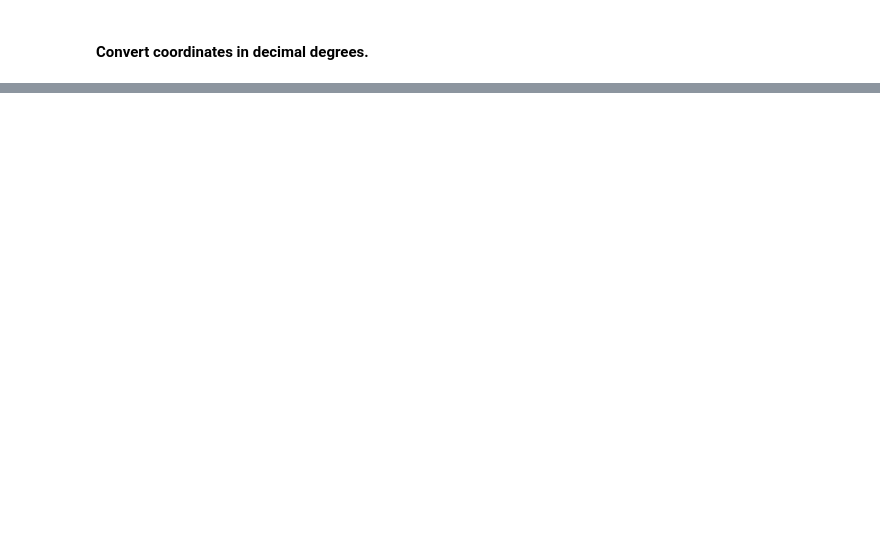
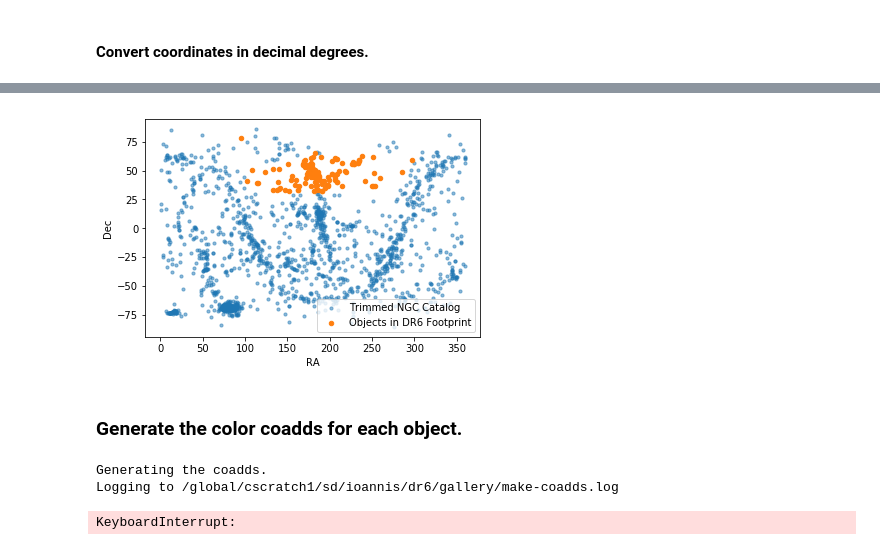
Before and after one commit to legacysurvey/legacypipe, a Jupyter notebook: doc/nb/legacysurvey-gallery-dr6.ipynb, the cells around one changed output, grey strips where cells are left out. Drawn from its saved outputs; the diff is of its cells as text; code cells hidden in the pictures; blank space fills up the shorter version.

```diff
--- a/doc/nb/legacysurvey-gallery-dr6.ipynb
+++ b/doc/nb/legacysurvey-gallery-dr6.ipynb
@@ -247,5 +273,5 @@ def build_sample_one(obj, factor=1.0, verbose=False):
 # %%
-def build_sample(factor=1.0):
+def build_sample(cat, factor=1.0):
     """Build the full sample with grz coverage in DR6."""
 
     sampleargs = list()
@@ -262,12 +288,7 @@ def build_sample(factor=1.0):
             result.append(_build_sample_one(args))
 
     # Remove non-matching objects and write out the sample
-    res = list(zip(*result))
-    outcat = vstack(list(filter(None, res[0])))
-    outccds = merge_tables(list(filter(None, res[1])))
+    outcat = vstack(list(filter(None, result)))
     print('Found {}/{} objects in the DR6 footprint.'.format(len(outcat), len(cat)))
 
-    # Add a fracmasked column.
-    outcat.add_column(Column(name='fracmasked', shape=(3,), length=len(outcat), dtype='f2'))
-
     return outcat
@@ -274,2 +315,2 @@ def build_sample(factor=1.0):
 # %%
-sample = build_sample()
+sample
@@ -275,0 +337,14 @@ sample = build_sample()
+# %%
+def qa_sample():
+    fig, ax = plt.subplots()
+    ax.scatter(cat['ra'], cat['dec'], alpha=0.5, s=10, label='Trimmed NGC Catalog')
+    ax.scatter(sample['ra'], sample['dec'], s=20, label='Objects in DR6 Footprint')
+    ax.set_xlabel('RA')
+    ax.set_ylabel('Dec')
+    ax.legend(loc='lower right')
+# %%
+qa_sample()
+# %% [output]
+[figure, added]
+# %% [markdown]
+### Generate the color coadds for each object.
@@ -276,2 +375,15 @@ sample = build_sample()
+# %%
+coaddslogfile = os.path.join(gallerydir, 'make-coadds.log')
+print('Generating the coadds.')
+print('Logging to {}'.format(coaddslogfile))
+t0 = time.time()
+with open(coaddslogfile, 'w') as log:
+    with redirect_stdout(log):
+        make_coadds(sample)
+print('Total time = {:.3f} minutes.'.format((time.time() - t0) / 60))
+# %% [output]
+Generating the coadds.
+Logging to /global/cscratch1/sd/ioannis/dr6/gallery/make-coadds.log
+KeyboardInterrupt:
 # %%
 stop
```
Also changed, not shown: parts of 61 cells of this notebook.
